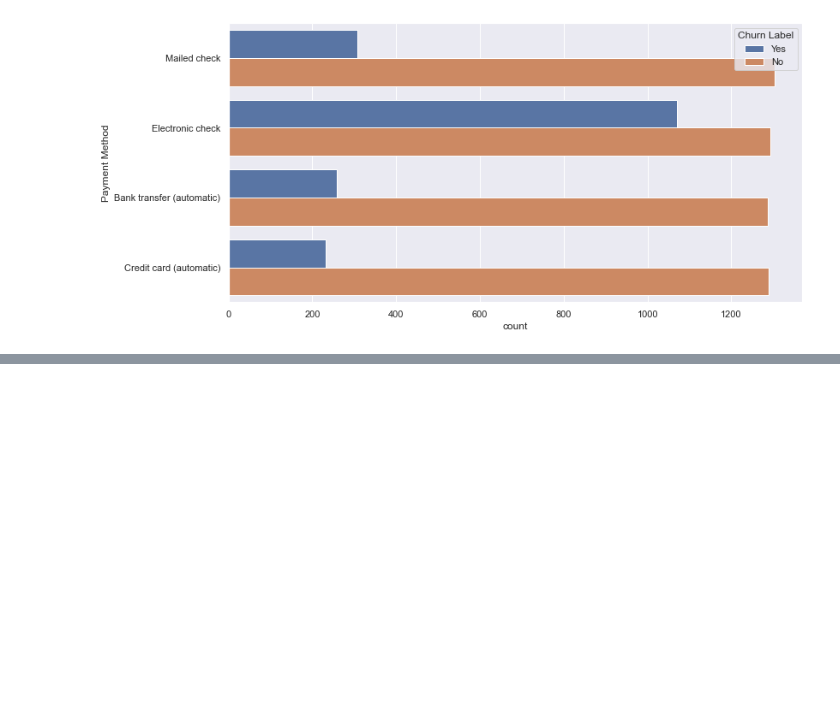
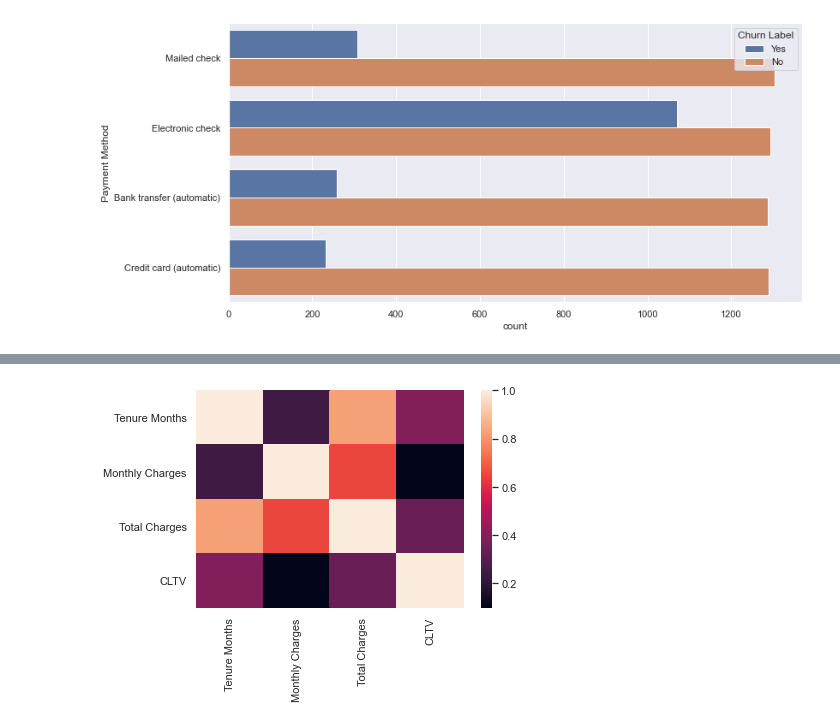
Before and after one commit to samarth-malhotra/Dissertation, a Jupyter notebook: Dissertation Project.ipynb, the cells around one changed output, grey strips where cells are left out. Saved outputs shown, nothing was run; the diff lists cells and outputs as text; code cells hidden in the pictures; blank space fills up the shorter version.

Commit message:
Update Dissertation Project.ipynb
heatmap for correlation

```diff
--- a/Dissertation Project.ipynb
+++ b/Dissertation Project.ipynb
@@ -402,0 +396,6 @@ sns.displot(df_new['Tenure Months'])
+# %%
+# Numerical Feature Correlation
+
+numerical = df_new[["Tenure Months", "Monthly Charges", "Total Charges", "CLTV"]]
+corr_matrix = numerical.corr()
+corr_matrix
@@ -402,0 +408,4 @@ sns.displot(df_new['Tenure Months'])
+# %%
+sns.heatmap(corr_matrix);
+# %% [output]
+[figure, added]
```
Also changed, not shown: parts of 10 cells of this notebook.
